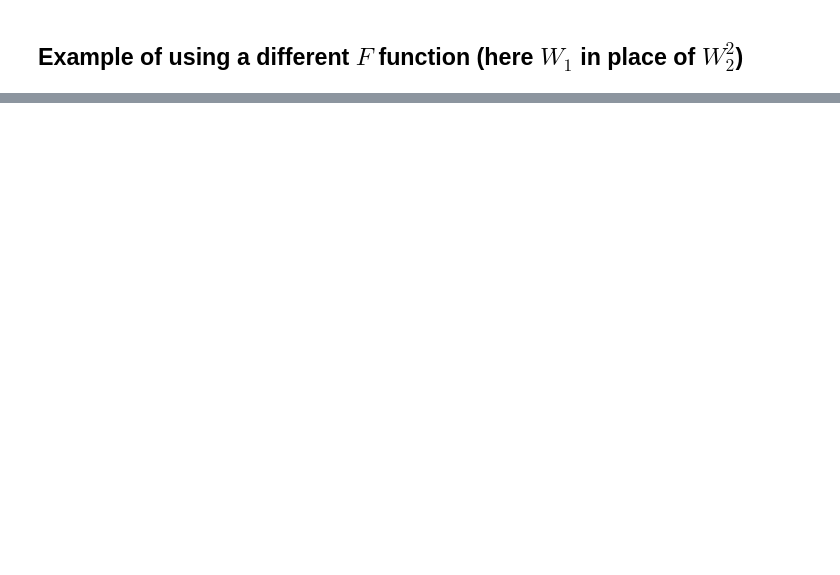
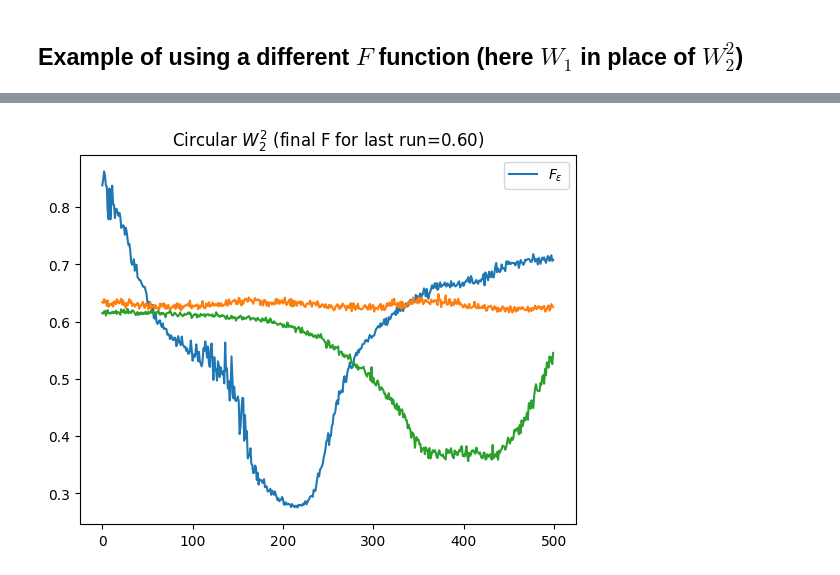
Before and after one commit to rtavenar/dgswp, a Jupyter notebook: grad_desc_torch.ipynb, the cells around one changed output, grey strips where cells are left out. Drawn from its saved outputs; the diff is of its cells as text; code cells hidden in the pictures; blank space fills up the shorter version.

```diff
--- a/grad_desc_torch.ipynb
+++ b/grad_desc_torch.ipynb
@@ -141,0 +255,35 @@ plt.title(f"$W_1$ (final F for last run={float(custom_F(x, y, theta)):.2f})");
+# %%
+torch.manual_seed(common_seed)
+np.random.seed(common_seed)
+
+epsilon = 1e-1
+n_samples = 100
+
+def custom_F_circ(x, y, theta):
+    p = 2
+    pos_x_1d = torch.argsort(torch.atan2((x[:,1] - theta[1]), (x[:,0]-theta[0])))
+    pos_y_1d = torch.argsort(torch.atan2((y[:,1] - theta[1]), (y[:,0]-theta[0])))
+    return torch.mean(torch.sum(torch.abs(x[pos_x_1d] - y[pos_y_1d]) ** p, dim=-1), dim=0)
+
+d_circ = 2
+
+losses = {}
+for id_rep in range(n_reps):
+    losses[id_rep] = []
+    theta = torch.randn(d_circ, requires_grad=True)
+    with torch.no_grad():
+        theta /= torch.norm(theta)
+    optimizer = SGD([theta], lr=0.0001)
+    for i in range(n_iter):
+        loss = F_eps(theta, x_circ, y_circ,
+                     fun=custom_F_circ, n_samples=n_samples, epsilon=epsilon)
+        loss.backward()
+        losses[id_rep].append(loss.item())
+        optimizer.step()
+
+for l in losses.values():
+    plt.plot(l)  #, color='b')
+plt.legend(["$F_{\\varepsilon}$"])
+plt.title(f"Circular $W_2^2$ (final F for last run={float(custom_F_circ(x_circ, y_circ, theta)):.2f})");
+# %% [output]
+[figure, added]
```
Also changed, not shown: parts of 11 cells of this notebook, 3 other files.
